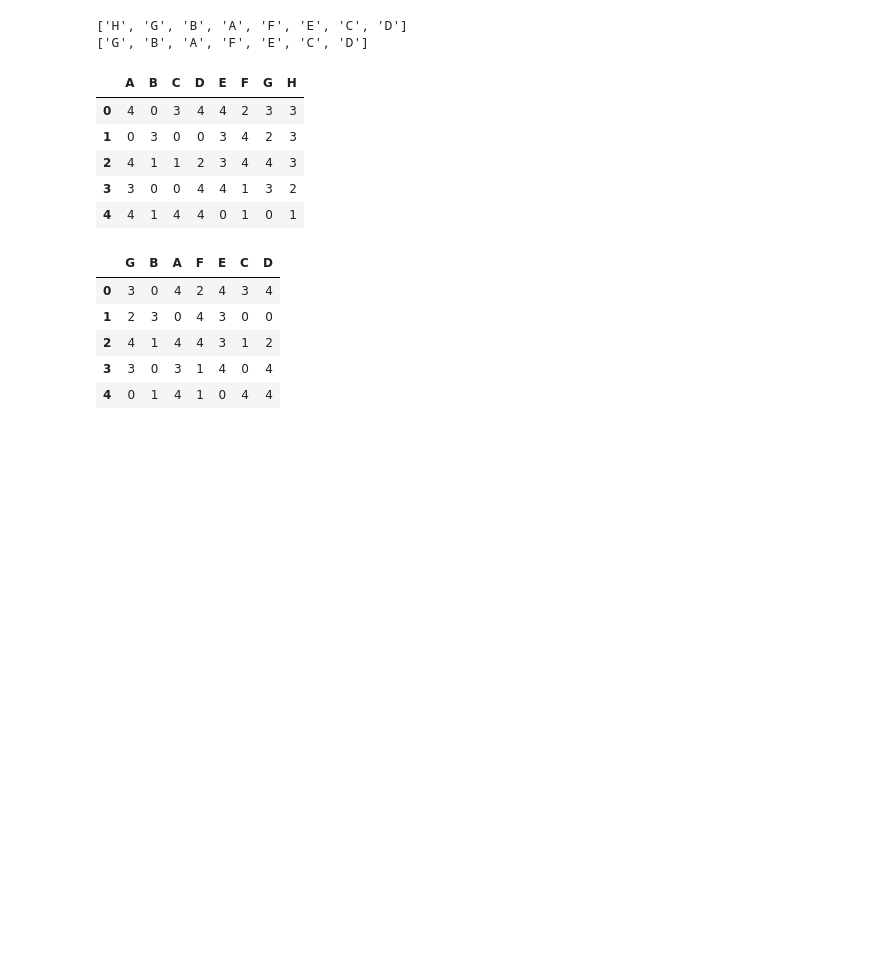
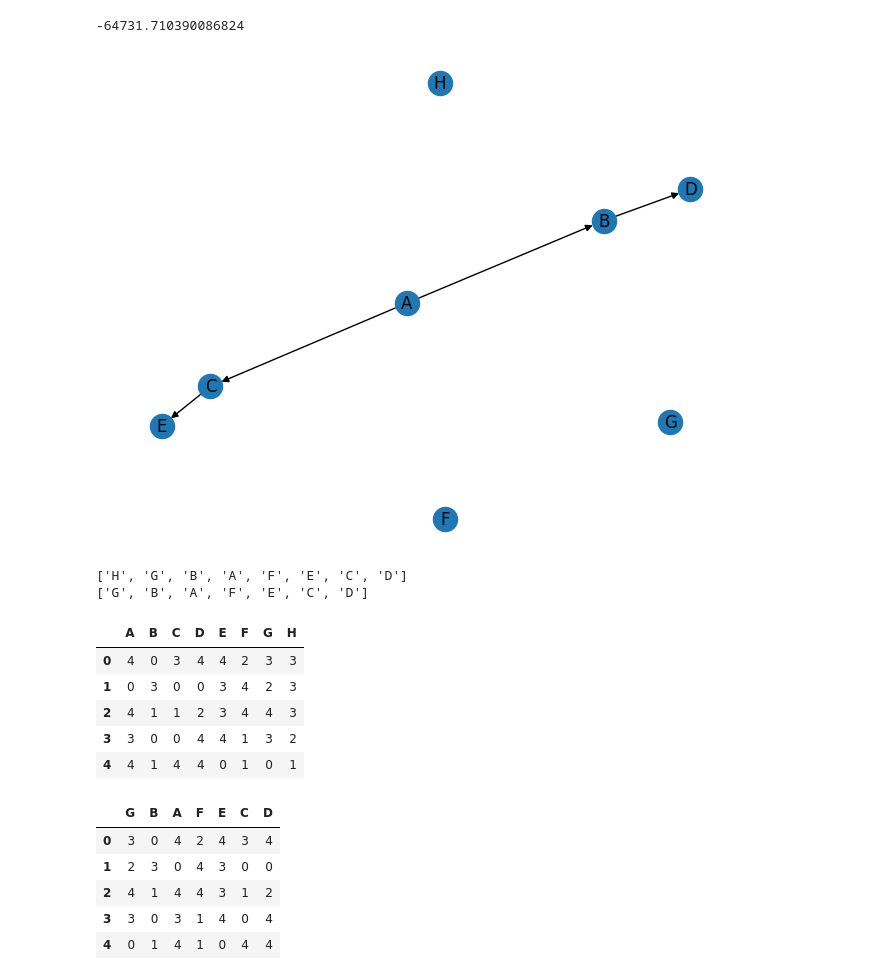
Before and after one commit to jpafcampos/evolutionary-dag-learning, a Jupyter notebook: src/tester.ipynb, the cells around one changed output. Drawn from its saved outputs; the diff is of its cells as text; code cells hidden in the pictures; blank space fills up the shorter version.

```diff
--- a/src/tester.ipynb
+++ b/src/tester.ipynb
@@ -18,3 +18,6 @@ from utils import *
 from ga_operators import *
 from loaders import *
 import matplotlib.pyplot as plt
+# %%
+from pgmpy.base import DAG
+start_dag = DAG()
@@ -31,3 +38,32 @@ print(score)
+# %%
+start_dag.add_node('A')
+start_dag.add_node('B')
+start_dag.add_node('C')
+start_dag.add_node('D')
+start_dag.add_node('E')
+start_dag.add_node('F')
+start_dag.add_node('G')
+start_dag.add_node('H')
+
+start_dag.add_edge('A', 'B')
+start_dag.add_edge('A', 'C')
+start_dag.add_edge('B', 'D')
+start_dag.add_edge('C', 'E')
+
+# compute bic
+score = (structure_score(start_dag, data, scoring_method="bic"))
+print(score)
+# %% [output]
+-64731.710390086824
+# %%
+# convert pgmpy DAG to networkx
+nx_graph = nx.DiGraph()
+nx_graph.add_nodes_from(start_dag.nodes())
+nx_graph.add_edges_from(start_dag.edges())
+nx.draw(nx_graph, with_labels=True)
+plt.show()
+# %% [output]
+[figure, added]
 # %%
 def get_connected_nodes(graph):
     # Initialize an empty set to store nodes with at least one edge
```
Also changed, not shown: parts of 2 cells of this notebook, 10 other files.
